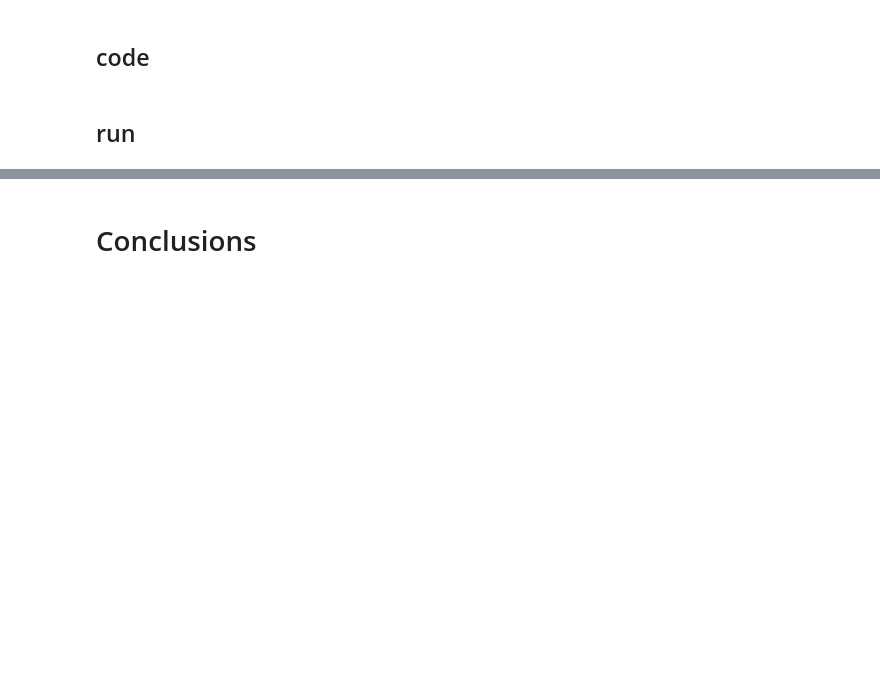
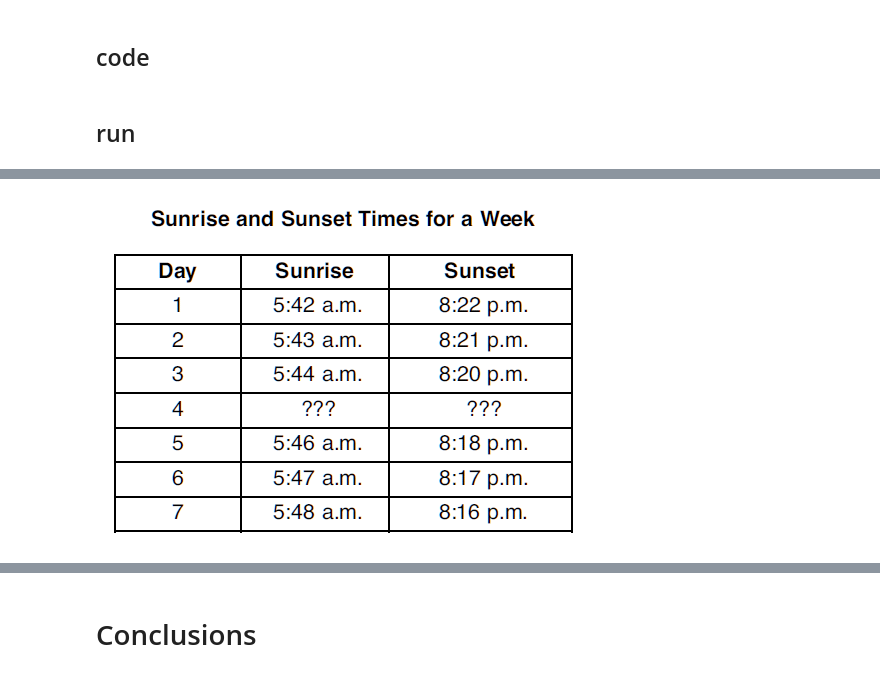
Before and after one commit to drschwenk/tableparse_notebooks, a Jupyter notebook: connected_components.ipynb, the cells around one changed output, grey strips where cells are left out. Saved outputs shown, nothing was run; the diff lists cells and outputs as text; code cells hidden in the pictures; blank space fills up the shorter version.

```diff
--- a/connected_components.ipynb
+++ b/connected_components.ipynb
@@ -219,0 +213,4 @@ bounding_boxes
+# %%
+ifa(test_img)
+# %% [output]
+[figure, added]
```
Also changed, not shown: parts of 40 cells of this notebook, 2 other files.
